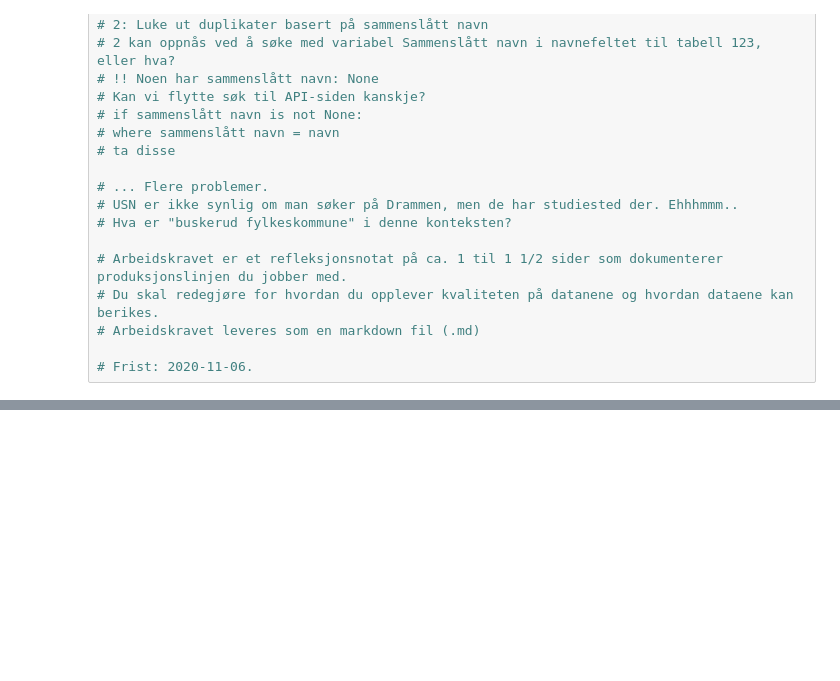
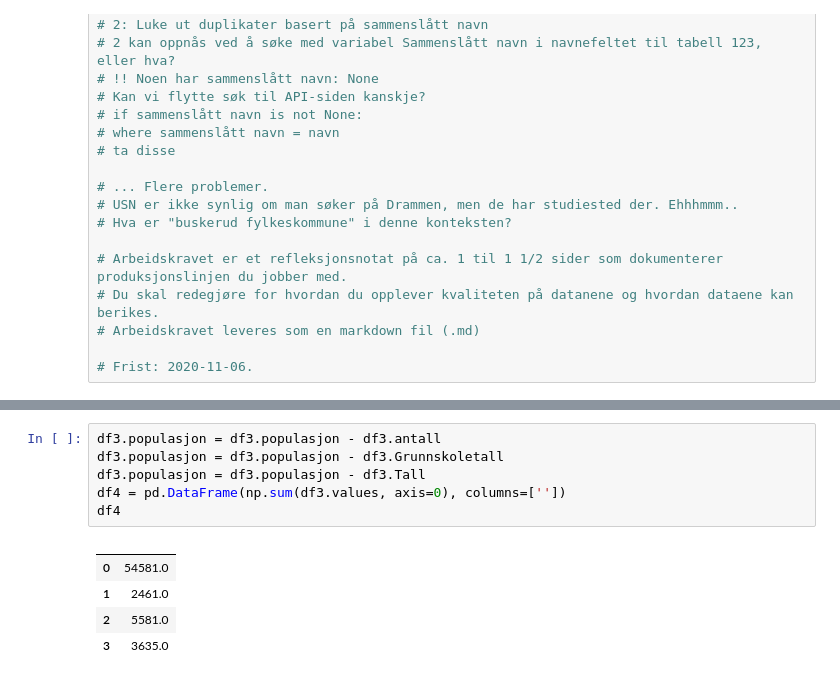
Before and after one commit to MoistCaesar/MBIB-4140, a Jupyter notebook: produksjonslinje.ipynb, the cells around one changed output, grey strips where cells are left out. Drawn from its saved outputs; the diff is of its cells as text; blank space fills up the shorter version.

```diff
--- a/produksjonslinje.ipynb
+++ b/produksjonslinje.ipynb
@@ -286,0 +1524,12 @@ Renser data...
+# %%
+df3.populasjon = df3.populasjon - df3.antall
+df3.populasjon = df3.populasjon - df3.Grunnskoletall
+df3.populasjon = df3.populasjon - df3.Tall
+df4 = pd.DataFrame(np.sum(df3.values, axis=0), columns=[''])
+df4
+# %% [output]
+|  |  |
+| 0 | 54581.0 |
+| 1 | 2461.0 |
+| 2 | 5581.0 |
+| 3 | 3635.0 |
```
Also changed, not shown: parts of 24 cells of this notebook, 1 other file.
